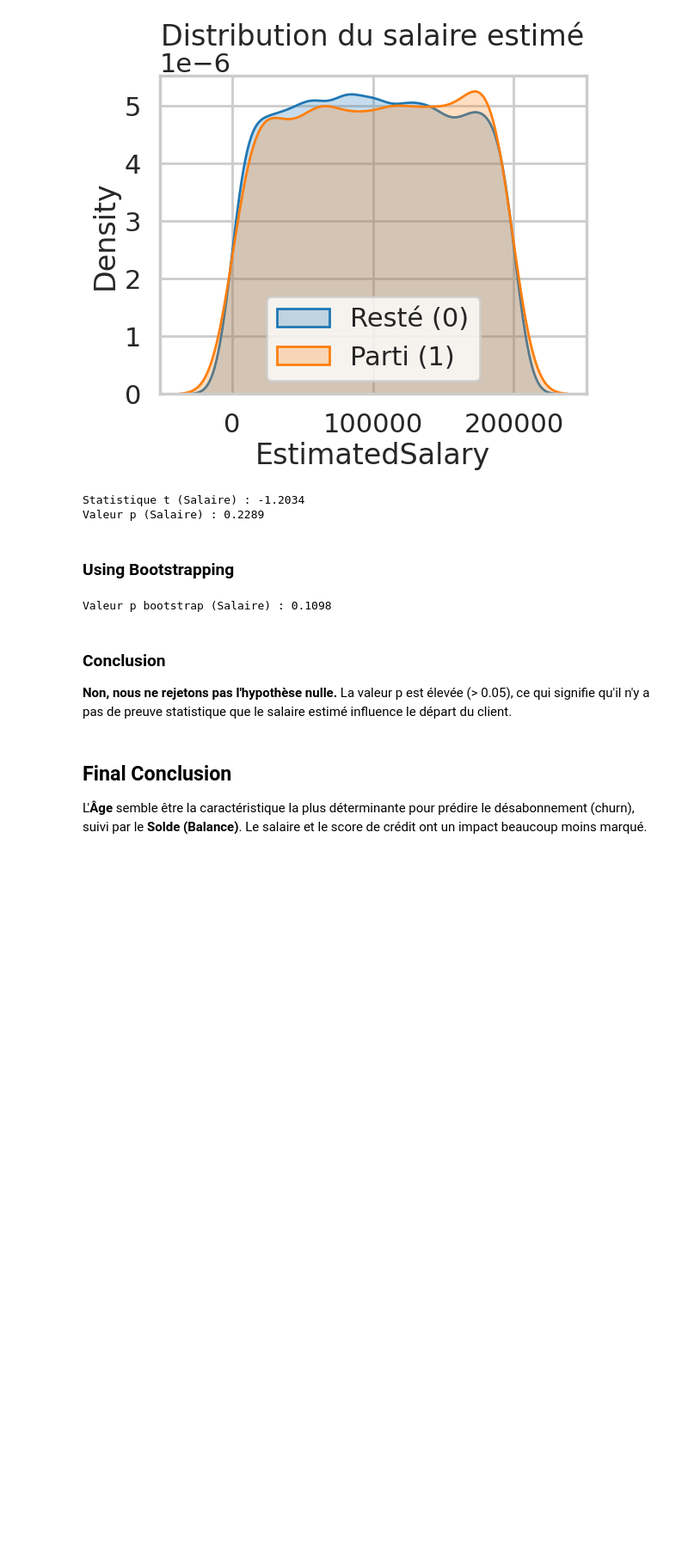
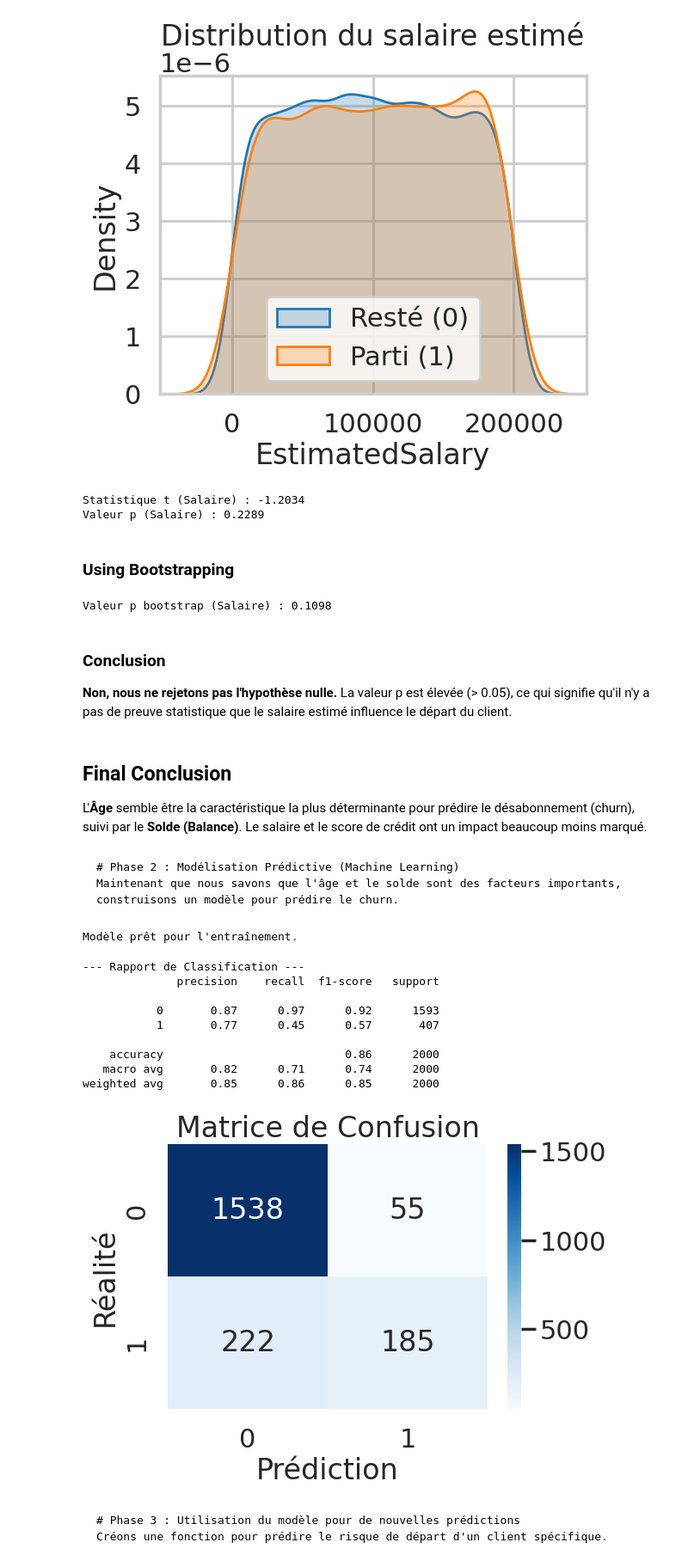
Before and after one commit to amosagekouassi-source/DI-Bootcamp, a Jupyter notebook: DailyChallenge_StatforML.ipynb, the cells around one changed output. Shown at 86% size. Drawn from its saved outputs; the diff is of its cells as text; code cells hidden in the pictures; blank space fills up the shorter version.

Commit message:
Un modèle prédictif qui identifie les clients susceptibles de se désabonner, aidant ainsi la banque à concentrer ses efforts de fidélisation sur les clients à haut risque.

````diff
--- a/DailyChallenge_StatforML.ipynb
+++ b/DailyChallenge_StatforML.ipynb
@@ -227,3 +231,61 @@ Valeur p bootstrap (Salaire) : 0.1098
 # %% [markdown]
 ## Final Conclusion
 L'**Âge** semble être la caractéristique la plus déterminante pour prédire le désabonnement (churn), suivi par le **Solde (Balance)**. Le salaire et le score de crédit ont un impact beaucoup moins marqué.
+# %% [markdown]
+```markdown
+# Phase 2 : Modélisation Prédictive (Machine Learning)
+Maintenant que nous savons que l'âge et le solde sont des facteurs importants, construisons un modèle pour prédire le churn.
+```
+# %%
+# 1. Prétraitement
+df_ml = df.drop(['RowNumber', 'CustomerId', 'Surname'], axis=1)
+
+le = LabelEncoder()
+df_ml['Gender'] = le.fit_transform(df_ml['Gender'])
+df_ml = pd.get_dummies(df_ml, columns=['Geography'], drop_first=True)
+
+# 2. Séparation
+X = df_ml.drop('Exited', axis=1)
+y = df_ml['Exited']
+X_train, X_test, y_train, y_test = train_test_split(X, y, test_size=0.2, random_state=42, stratify=y)
+
+# 3. Scaling
+scaler = StandardScaler()
+X_train = scaler.fit_transform(X_train)
+X_test = scaler.transform(X_test)
+print("Modèle prêt pour l'entraînement.")
+# %% [output]
+Modèle prêt pour l'entraînement.
+# %%
+# 4. Entraînement du modèle (Random Forest)
+model = RandomForestClassifier(n_estimators=100, random_state=42)
+model.fit(X_train, y_train)
+
+# 5. Prédictions et Évaluation sur le set de test
+y_pred = model.predict(X_test)
+
+print("--- Rapport de Classification ---")
+print(classification_report(y_test, y_pred))
+
+plt.figure(figsize=(6,4))
+sns.heatmap(confusion_matrix(y_test, y_pred), annot=True, fmt='d', cmap='Blues')
+plt.xlabel('Prédiction')
+plt.ylabel('Réalité')
+plt.title('Matrice de Confusion')
+plt.show()
+# %% [output]
+--- Rapport de Classification ---
+              precision    recall  f1-score   support
+
+           0       0.87      0.97      0.92      1593
+           1       0.77      0.45      0.57       407
+
+    accuracy                           0.86      2000
+   macro avg       0.82      0.71      0.74      2000
+weighted avg       0.85      0.86      0.85      2000
+[figure, added]
+# %% [markdown]
+```markdown
+# Phase 3 : Utilisation du modèle pour de nouvelles prédictions
+Créons une fonction pour prédire le risque de départ d'un client spécifique.
+```
````
Also changed, not shown: parts of 5 cells of this notebook.
